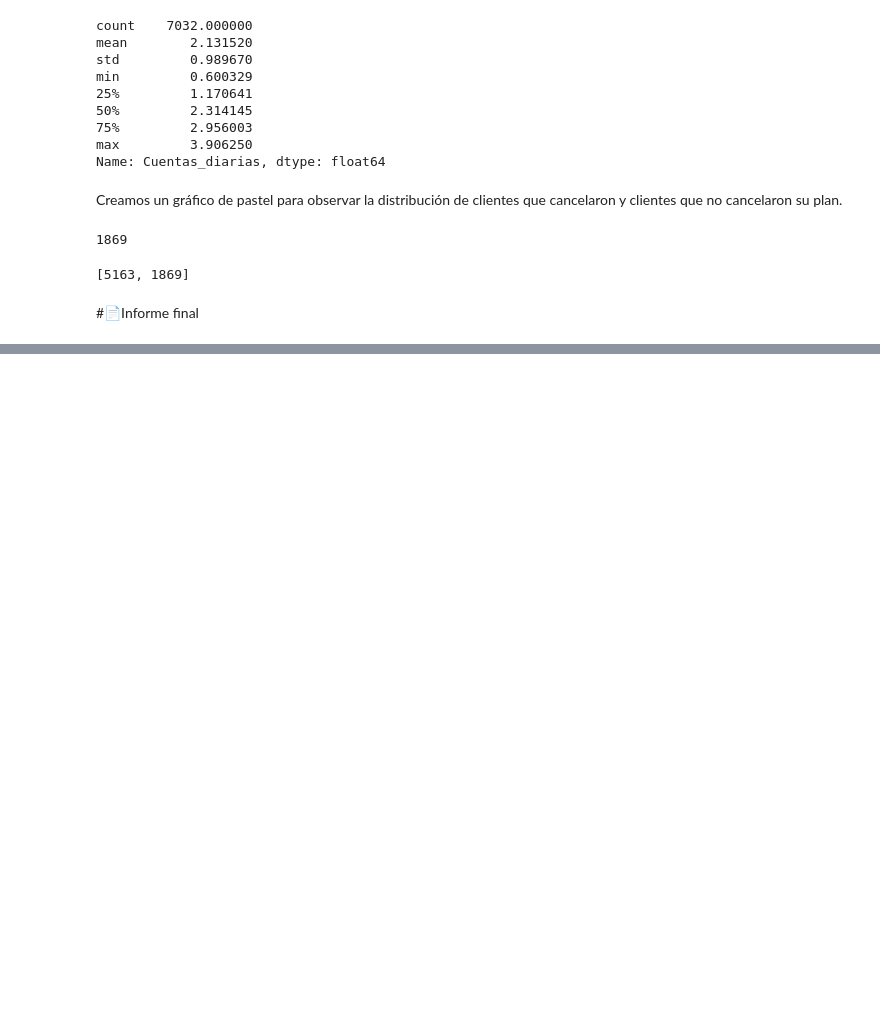
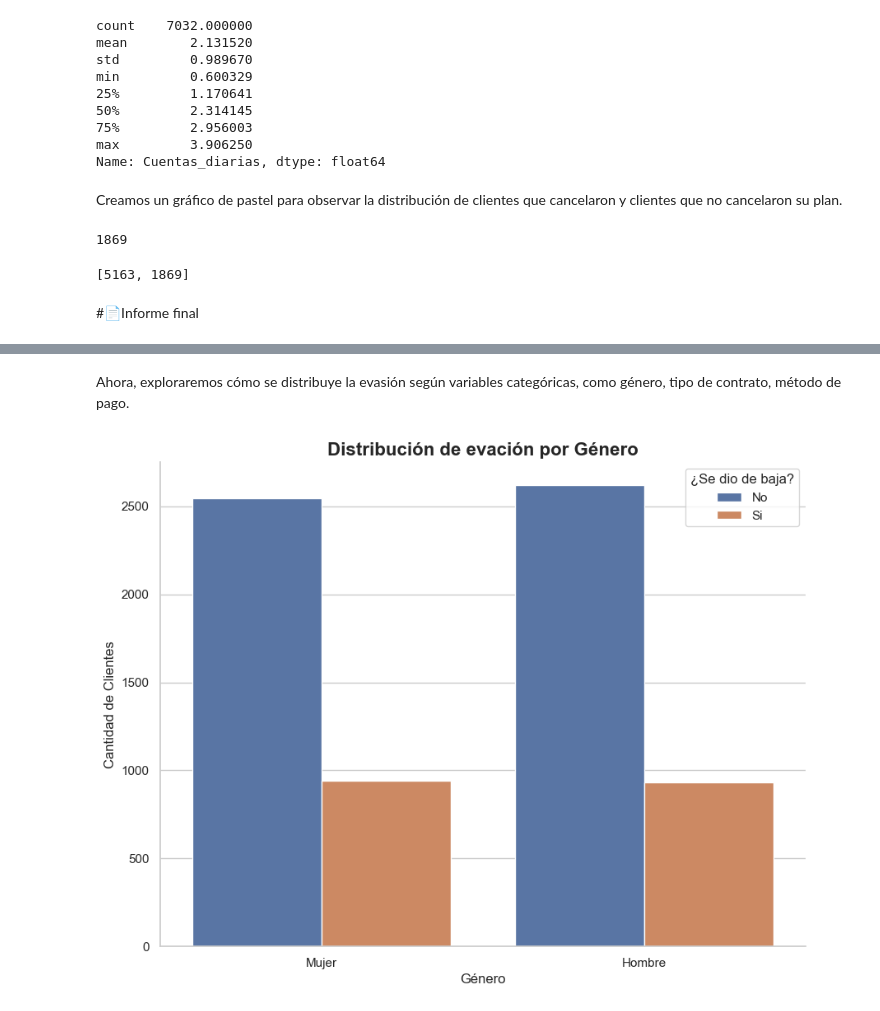
Before and after one commit to Luis1g/Challenge-Telecom, a Jupyter notebook: TelecomX_LATAM.ipynb, the cells around one changed output, grey strips where cells are left out. Drawn from its saved outputs; the diff is of its cells as text; code cells hidden in the pictures; blank space fills up the shorter version.

```diff
--- a/TelecomX_LATAM.ipynb
+++ b/TelecomX_LATAM.ipynb
@@ -335,0 +381,16 @@ plt.show()
+# %% [markdown]
+Ahora, exploraremos cómo se distribuye la evasión según variables categóricas, como género, tipo de contrato, método de pago.
+# %%
+sns.set_theme(style="whitegrid")
+plt.figure(figsize=(8, 6))
+
+ax = sns.countplot(data=df, x="customer.gender", hue="Churn", palette="deep")
+
+plt.title("Distribución de evación por Género", fontsize=16, fontweight="bold")
+plt.xlabel("Género", fontsize=12)
+plt.ylabel("Cantidad de Clientes", fontsize=12)
+plt.legend(labels, title="¿Se dio de baja?")
+sns.despine()
+plt.show()
+# %% [output]
+[figure, added]
```
Also changed, not shown: parts of 6 cells of this notebook, 1 other file.
